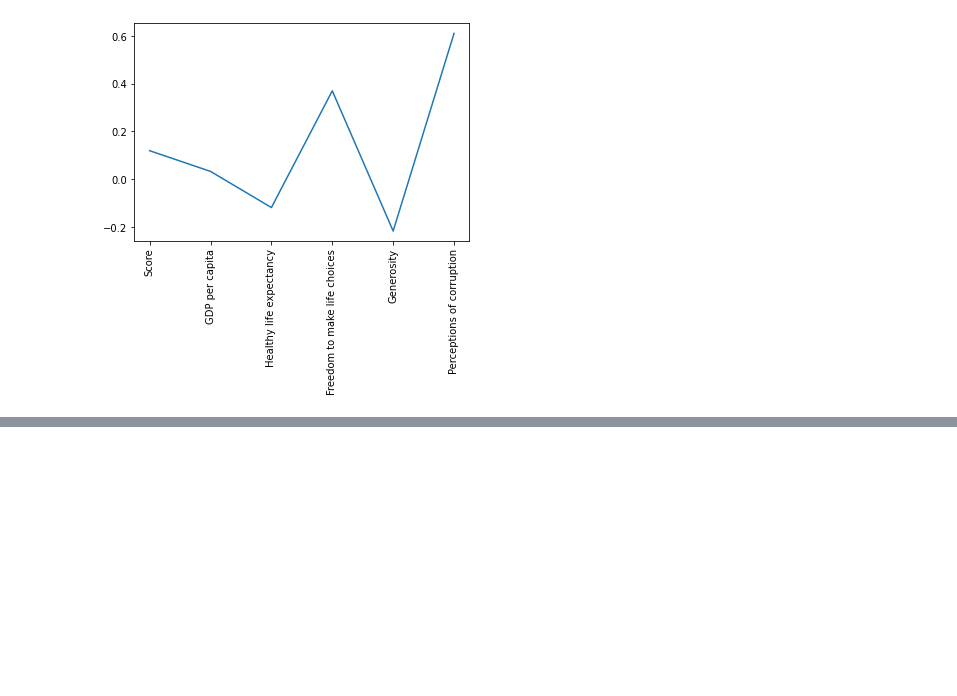
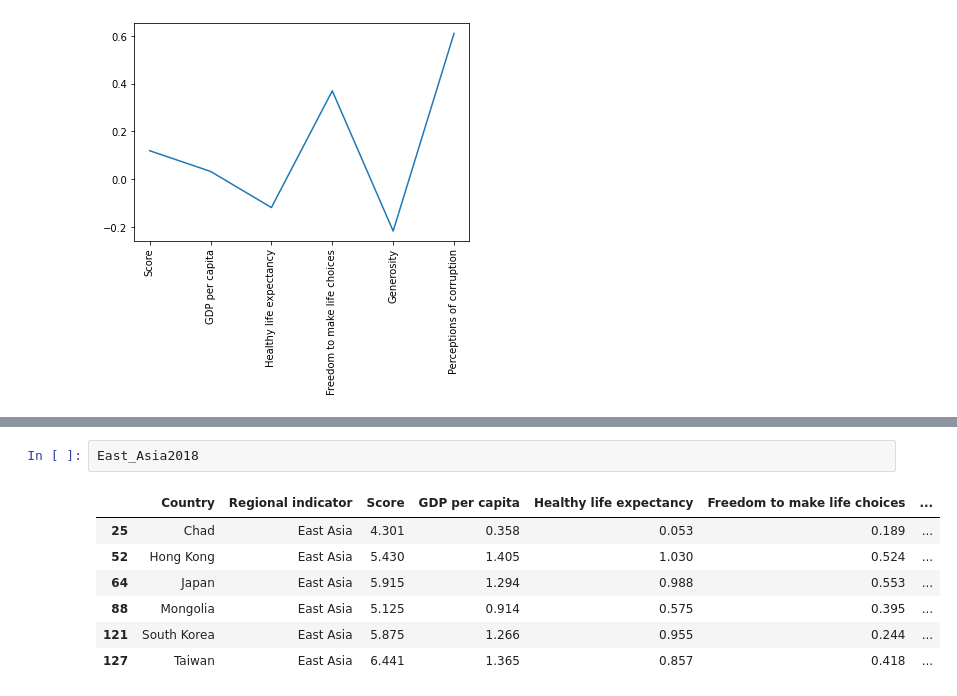
Before and after one commit to Sim-mi-gyeong/DataAnalysis, a Jupyter notebook: TermProject09_Before_and_After_COVID_19.ipynb, the cells around one changed output, grey strips where cells are left out. Drawn from its saved outputs; the diff is of its cells as text; blank space fills up the shorter version.

```diff
--- a/TermProject09_Before_and_After_COVID_19.ipynb
+++ b/TermProject09_Before_and_After_COVID_19.ipynb
@@ -175,0 +220,10 @@ mean_diff
+# %%
+East_Asia2018
+# %% [output]
+|  | Country | Regional indicator | Score | GDP per capita | Healthy life expectancy | Freedom to make life choices | ... |
+| 25 | Chad | East Asia | 4.301 | 0.358 | 0.053 | 0.189 | ... |
+| 52 | Hong Kong | East Asia | 5.430 | 1.405 | 1.030 | 0.524 | ... |
+| 64 | Japan | East Asia | 5.915 | 1.294 | 0.988 | 0.553 | ... |
+| 88 | Mongolia | East Asia | 5.125 | 0.914 | 0.575 | 0.395 | ... |
+| 121 | South Korea | East Asia | 5.875 | 1.266 | 0.955 | 0.244 | ... |
+| 127 | Taiwan | East Asia | 6.441 | 1.365 | 0.857 | 0.418 | ... |
```
Also changed, not shown: parts of 9 cells of this notebook.
